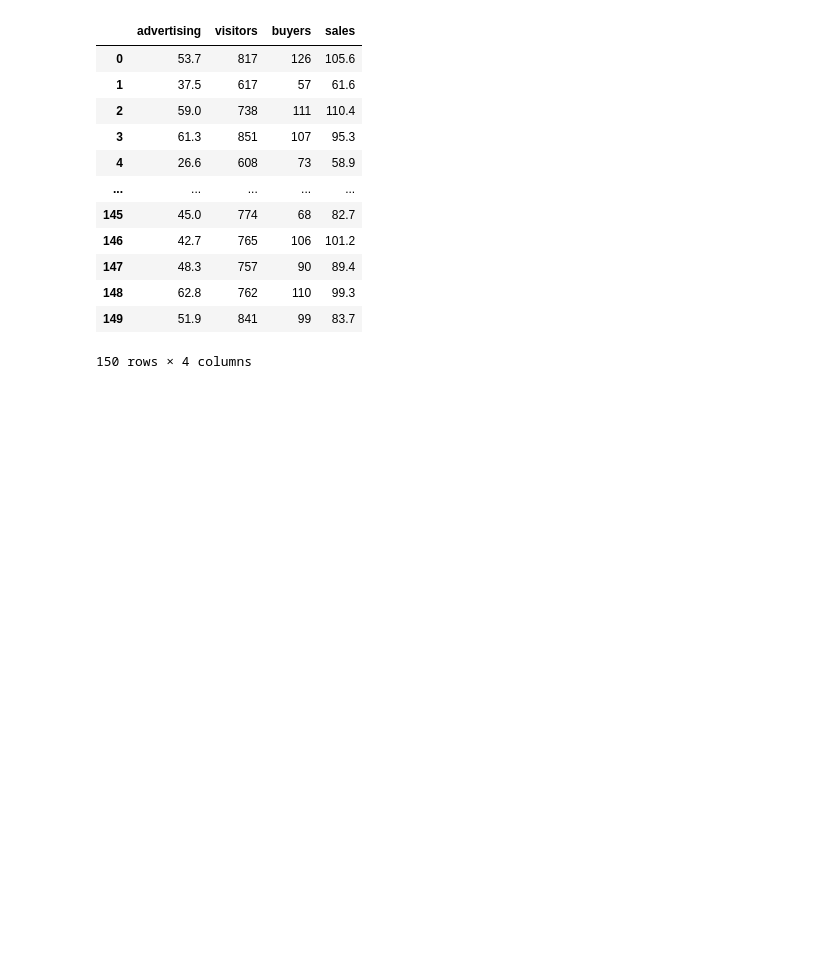
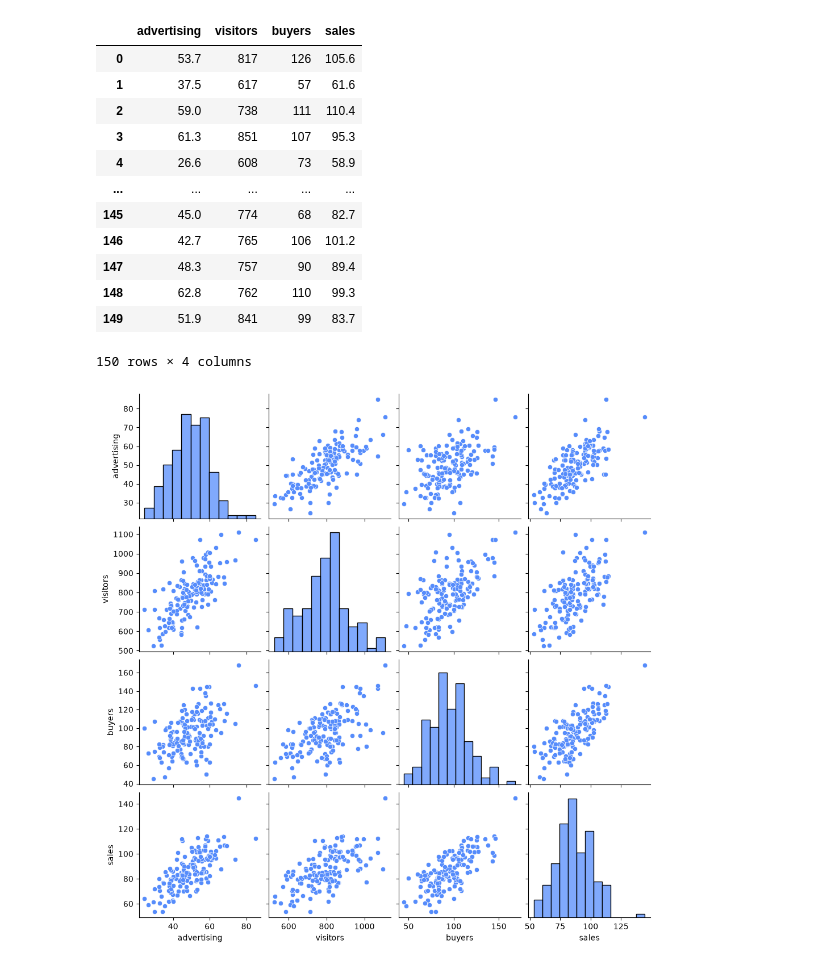
Before and after one commit to eddie1031/2026_SKP_005, a Jupyter notebook: seaborn_exp/multivariable_data/multivariable_data_visualization.ipynb, the cells around one changed output. Cells and saved outputs as stored; diff of their text form; code cells hidden in the pictures; blank space fills up the shorter version.

```diff
--- a/seaborn_exp/multivariable_data/multivariable_data_visualization.ipynb
+++ b/seaborn_exp/multivariable_data/multivariable_data_visualization.ipynb
@@ -270,3 +270,11 @@ pair_df
 | 148 | 62.8 | 762 | 110 | 99.3 |
 | 149 | 51.9 | 841 | 99 | 83.7 |
 150 rows × 4 columns
+# %%
+sns.pairplot(
+    data=pair_df,
+)
+
+plt.show()
+# %% [output]
+[figure, added]
```
Also changed, not shown: parts of 3 cells of this notebook, 3 other files.
